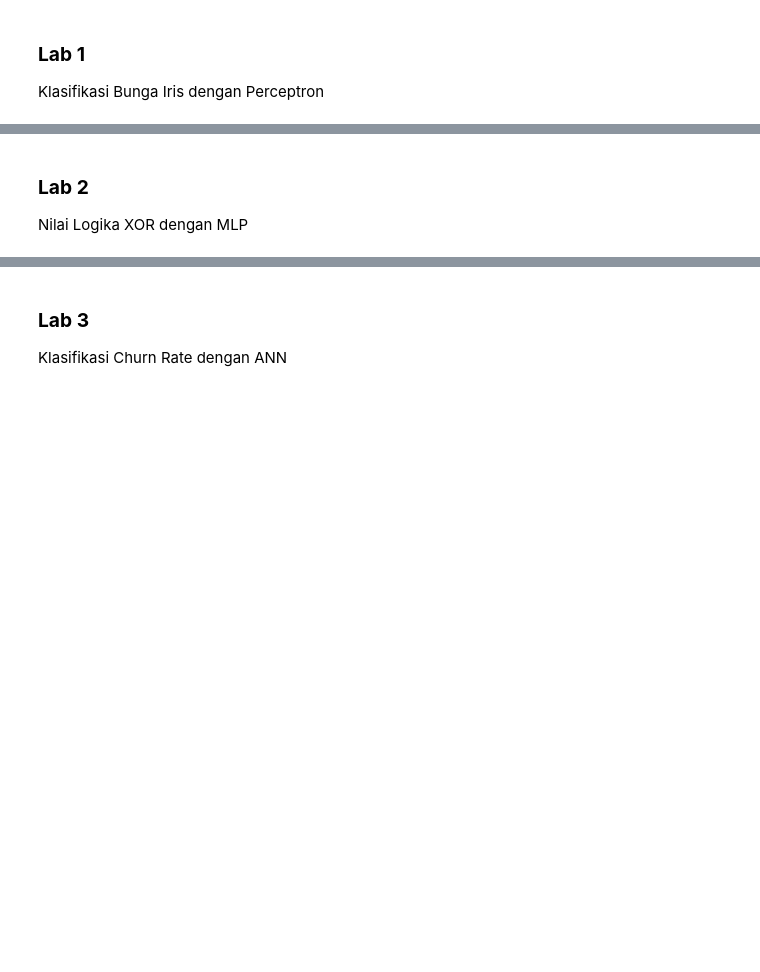
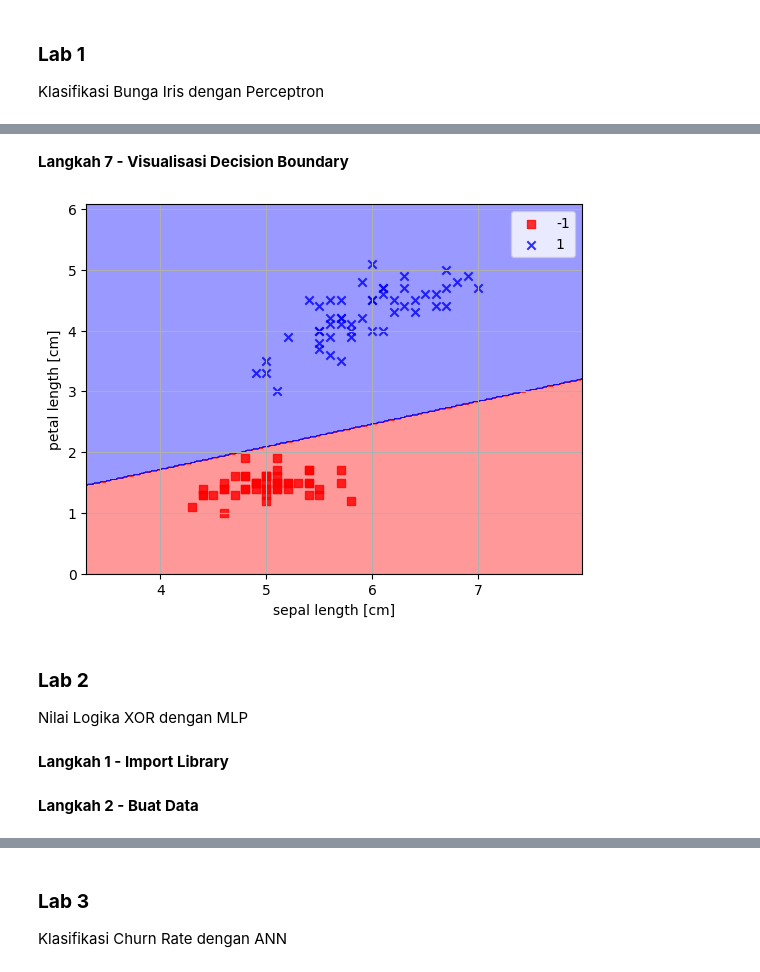
Before and after one commit to riotrip/ml-smt5, a Jupyter notebook: LAT_JS13.ipynb, the cells around one changed output, grey strips where cells are left out. Cells and saved outputs as stored; diff of their text form; code cells hidden in the pictures; blank space fills up the shorter version.

```diff
--- a/LAT_JS13.ipynb
+++ b/LAT_JS13.ipynb
@@ -57,4 +71,6 @@ class Perceptron(object):
 # %%
-y = df.iloc[0:100, 4].values # pilih 100 data awal
+y = df.iloc[1:101, 5].values # pilih 100 data awal
 y = np.where(y == 'Iris-setosa', -1, 1) # ganti coding label
-X = df.iloc[0:100, [0, 3]].values # slice data latih
+X = df.iloc[1:101, [1, 3]].values # slice data latih
+
+X = X.astype(float) # Convert X to float type
@@ -69,37 +93,53 @@ plt.show()
+# %% [markdown]
+**Langkah 7 - Visualisasi Decision Boundary**
 # %%
 # buat fungsi untuk plot decision region
 
 from matplotlib.colors import ListedColormap
 
 def plot_decision_regions(X, y, classifier, resolution=0.02):
     # setup marker generator and color map
     markers = ('s', 'x', 'o', '^', 'v')
     colors = ('r', 'b', 'g', 'k', 'grey')
     cmap = ListedColormap(colors[:len(np.unique(y))])
 
     # plot the decision regions by creating a pair of grid arrays xx1 and xx2 via meshgrid function in Numpy
     x1_min, x1_max = X[:, 0].min() - 1, X[:, 0].max() + 1
     x2_min, x2_max = X[:, 1].min() - 1, X[:, 1].max() + 1
     xx1, xx2 = np.meshgrid(np.arange(x1_min, x1_max, resolution), np.arange(x2_min, x2_max, resolution))
 
     # use predict method to predict the class labels z of the grid points
     Z = classifier.predict(np.array([xx1.ravel(),xx2.ravel()]).T)
     Z = Z.reshape(xx1.shape)
 
     # draw the contour using matplotlib
     plt.contourf(xx1, xx2, Z, alpha=0.4, cmap=cmap)
     plt.xlim(xx1.min(), xx1.max())
     plt.ylim(xx2.min(), xx2.max())
 
     # plot class samples
     for i, cl in enumerate(np.unique(y)):
         plt.scatter(x=X[y==cl, 0], y=X[y==cl, 1], alpha=0.8, c=cmap(i), marker=markers[i], label=cl)
+
+    plt.legend()
+    plt.xlabel("sepal length [cm]")
+    plt.ylabel("petal length [cm]")
+    plt.grid(True)
+    plt.show()
+
+plot_decision_regions(X, y, classifier=ppn)
+# %% [output]
+[figure, added]
 # %% [markdown]
 ### **Lab 2**
 
 Nilai Logika XOR dengan MLP
+# %% [markdown]
+**Langkah 1 - Import Library**
 # %%
 from sklearn.neural_network import MLPClassifier
+# %% [markdown]
+**Langkah 2 - Buat Data**
 # %%
 y = [0, 1, 1, 0] # label
 X = [[0, 0], [0, 1], [1, 0], [1, 1]] # data
```
Also changed, not shown: parts of 61 cells of this notebook.
